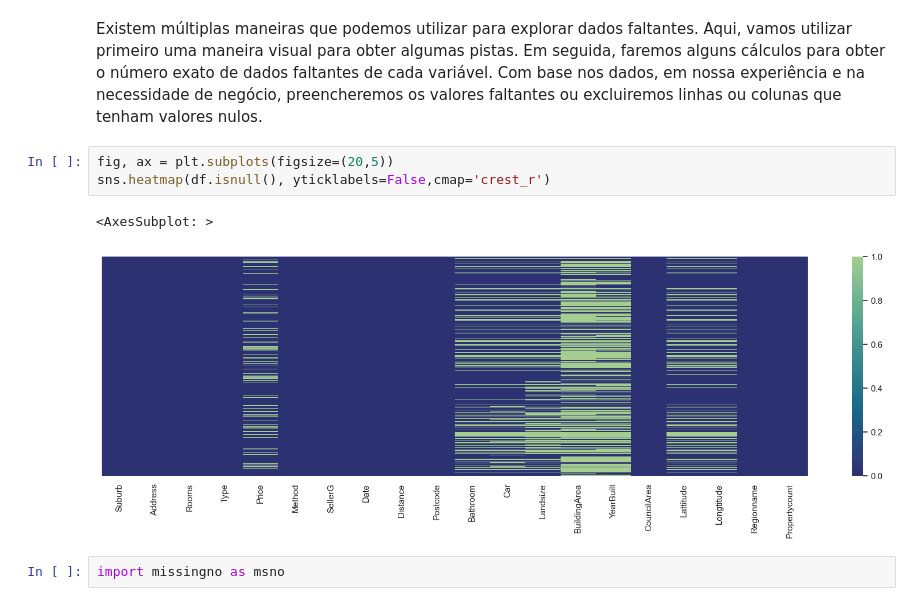
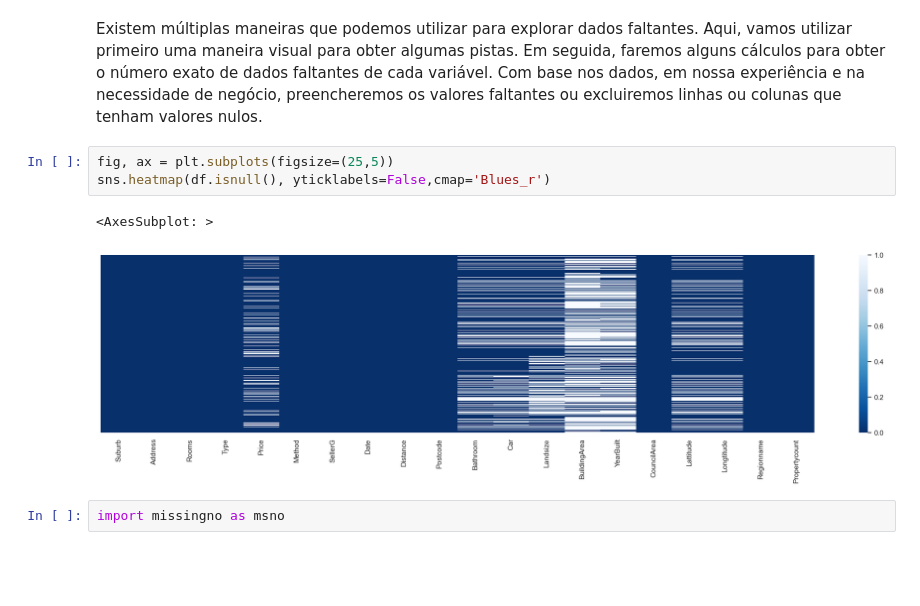
Before and after one commit to Riguini/Melbourne-Housing-Snapshot, a Jupyter notebook: Notebooks/Melbourne_Housing_Dataset.ipynb, the cells around one changed output. Drawn from its saved outputs; the diff is of its cells as text; blank space fills up the shorter version.

```diff
--- a/Notebooks/Melbourne_Housing_Dataset.ipynb
+++ b/Notebooks/Melbourne_Housing_Dataset.ipynb
@@ -168,11 +168,11 @@ Tratando valores ausentes(missing Data)
 # %% [markdown]
 Existem múltiplas maneiras que podemos utilizar para explorar dados faltantes. Aqui, vamos utilizar primeiro uma maneira visual para obter algumas pistas. Em seguida, faremos alguns cálculos para obter o número exato de dados faltantes de cada variável. Com base nos dados, em nossa experiência e na necessidade de negócio, preencheremos os valores faltantes ou excluiremos linhas ou colunas que tenham valores nulos.
 # %%
-fig, ax = plt.subplots(figsize=(20,5))
-sns.heatmap(df.isnull(), yticklabels=False,cmap='crest_r')
+fig, ax = plt.subplots(figsize=(25,5))
+sns.heatmap(df.isnull(), yticklabels=False,cmap='Blues_r')
 # %% [output]
 <AxesSubplot: >
-[figure, old version]
+[figure, new version]
 # %%
 import missingno as msno
 # %%
```
